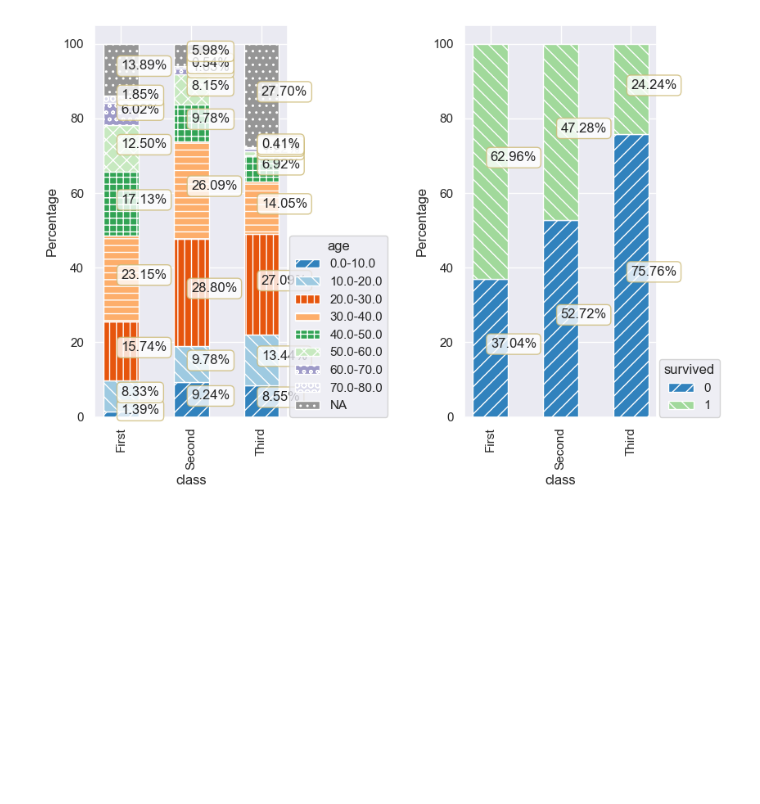
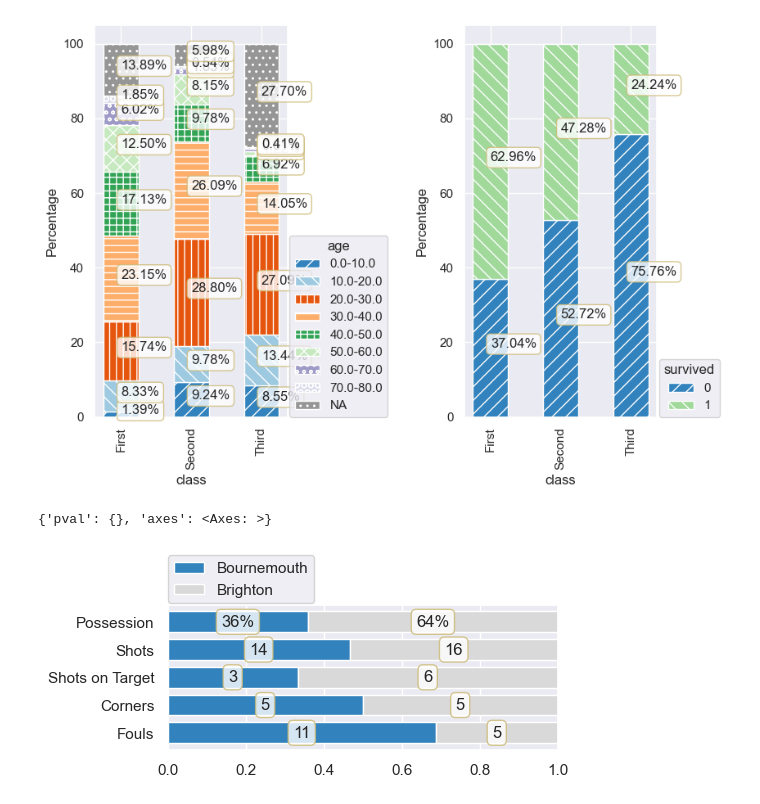
Before and after one commit to koonimaru/omniplot, a Jupyter notebook: ipynb/stacked_bar.ipynb, the cells around one changed output. Saved outputs shown, nothing was run; the diff lists cells and outputs as text; code cells hidden in the pictures; blank space fills up the shorter version.

Commit message:
added stacked_barplot_num codes in jupyter

```diff
--- a/ipynb/stacked_bar.ipynb
+++ b/ipynb/stacked_bar.ipynb
@@ -70,3 +71,11 @@ res=op.stacked_barplot(df2, x=["class"],hue="who", scale="percentage")
 res=op.stacked_barplot(df2, x="class",hue=["age", "survived"], scale="percentage",hatch=True)
 # %% [output]
 [figure]
+# %%
+df=pd.DataFrame({"Bournemouth":[36,14,3,5,11],"Brighton":[64,16,6,5,5]}, index=["Possession","Shots","Shots on Target","Corners","Fouls"])
+op.stacked_barplot_num(df=df,show_values_intact=True,
+                        unit={"Possession":"%"},
+                        horizontal=True)
+# %% [output]
+{'pval': {}, 'axes': <Axes: >}
+[figure, added]
```
Also changed, not shown: parts of 3 cells of this notebook.
